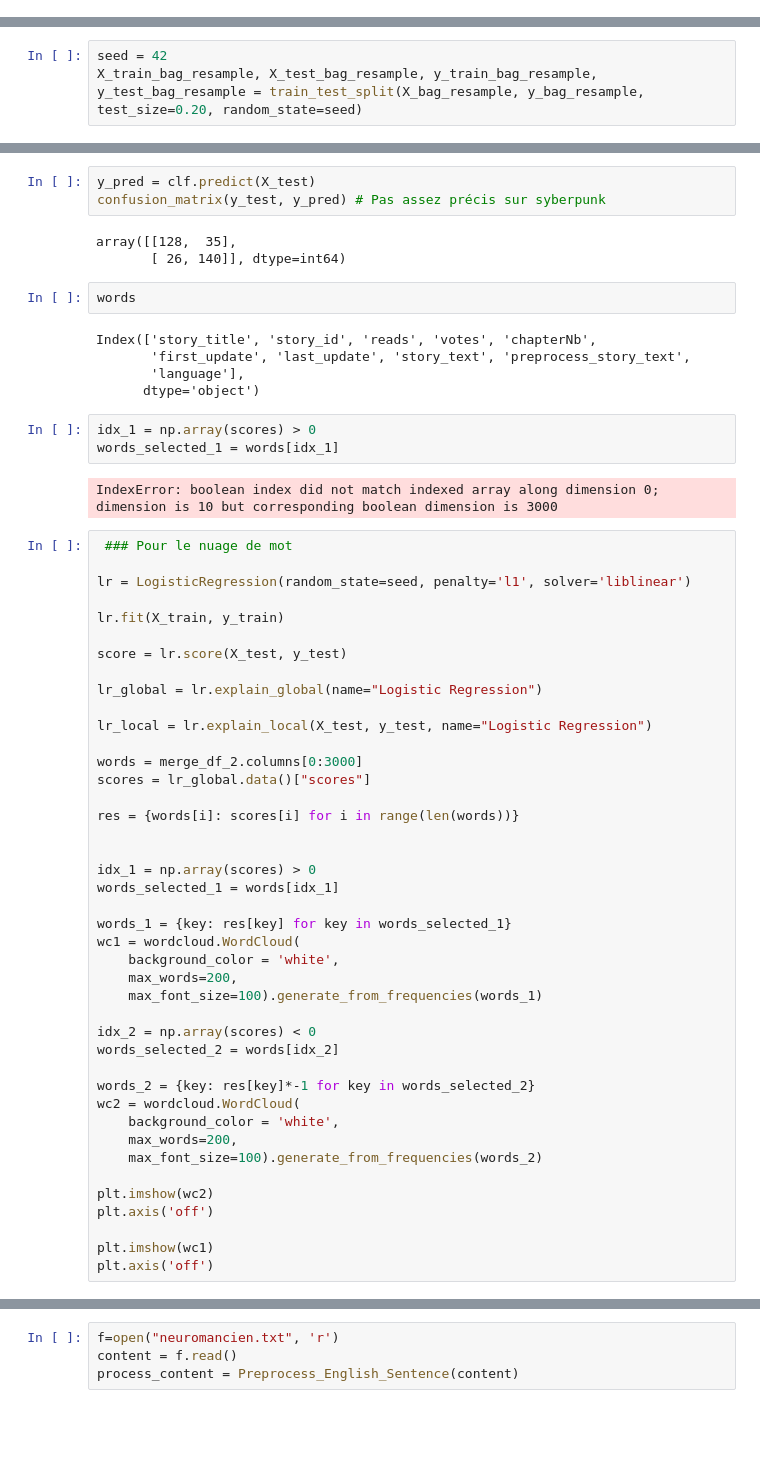
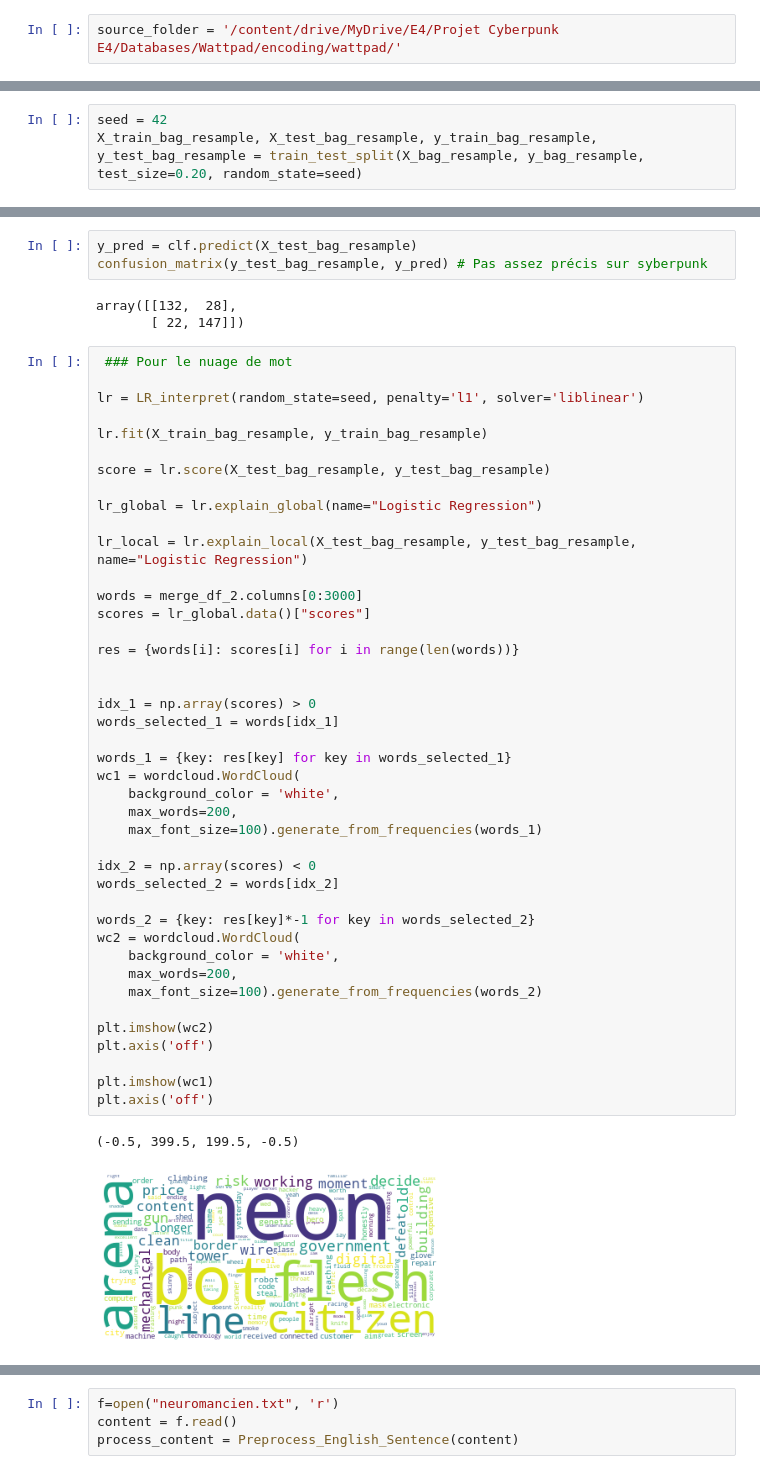
Before and after one commit to theovanrooij/projet_Cyperbunk, a Jupyter notebook: SupervisedLearning/Multiclassification.ipynb, the cells around one changed output, grey strips where cells are left out. Cells and saved outputs as stored; diff of their text form; blank space fills up the shorter version.

```diff
--- a/SupervisedLearning/Multiclassification.ipynb
+++ b/SupervisedLearning/Multiclassification.ipynb
@@ -34 +199,3 @@ with open("../Processing/vocab.txt", "r",encoding="utf-8")as f :
+# %%
+source_folder = '/content/drive/MyDrive/E4/Projet Cyberpunk E4/Databases/Wattpad/encoding/wattpad/'
 # %%
@@ -144,62 +346,53 @@ clf.score(X_test, y_test)
 # %%
-y_pred = clf.predict(X_test)
-confusion_matrix(y_test, y_pred) # Pas assez précis sur syberpunk
+y_pred = clf.predict(X_test_bag_resample)
+confusion_matrix(y_test_bag_resample, y_pred) # Pas assez précis sur syberpunk
 # %% [output]
-array([[128,  35],
-       [ 26, 140]], dtype=int64)
+array([[132,  28],
+       [ 22, 147]])
-# %%
-words
-# %% [output]
-Index(['story_title', 'story_id', 'reads', 'votes', 'chapterNb',
-       'first_update', 'last_update', 'story_text', 'preprocess_story_text',
-       'language'],
-      dtype='object')
-# %%
-idx_1 = np.array(scores) > 0
-words_selected_1 = words[idx_1]
-# %% [output]
-IndexError: boolean index did not match indexed array along dimension 0; dimension is 10 but corresponding boolean dimension is 3000
 # %%
  ### Pour le nuage de mot
 
-lr = LogisticRegression(random_state=seed, penalty='l1', solver='liblinear')
+lr = LR_interpret(random_state=seed, penalty='l1', solver='liblinear')
 
-lr.fit(X_train, y_train)
+lr.fit(X_train_bag_resample, y_train_bag_resample)
 
-score = lr.score(X_test, y_test)
+score = lr.score(X_test_bag_resample, y_test_bag_resample)
 
 lr_global = lr.explain_global(name="Logistic Regression")
 
-lr_local = lr.explain_local(X_test, y_test, name="Logistic Regression")
+lr_local = lr.explain_local(X_test_bag_resample, y_test_bag_resample, name="Logistic Regression")
 
 words = merge_df_2.columns[0:3000]
 scores = lr_global.data()["scores"]
 
 res = {words[i]: scores[i] for i in range(len(words))}
 
 
 idx_1 = np.array(scores) > 0
 words_selected_1 = words[idx_1]
 
 words_1 = {key: res[key] for key in words_selected_1}
 wc1 = wordcloud.WordCloud(
     background_color = 'white',
     max_words=200,
     max_font_size=100).generate_from_frequencies(words_1)
 
 idx_2 = np.array(scores) < 0
 words_selected_2 = words[idx_2]
 
 words_2 = {key: res[key]*-1 for key in words_selected_2}
 wc2 = wordcloud.WordCloud(
     background_color = 'white',
     max_words=200,
     max_font_size=100).generate_from_frequencies(words_2)
 
 plt.imshow(wc2)
 plt.axis('off')
 
 plt.imshow(wc1)
 plt.axis('off')
+# %% [output]
+(-0.5, 399.5, 199.5, -0.5)
+[figure, added]
 # %%
 score
```
Also changed, not shown: parts of 158 cells of this notebook, 34 other files.
